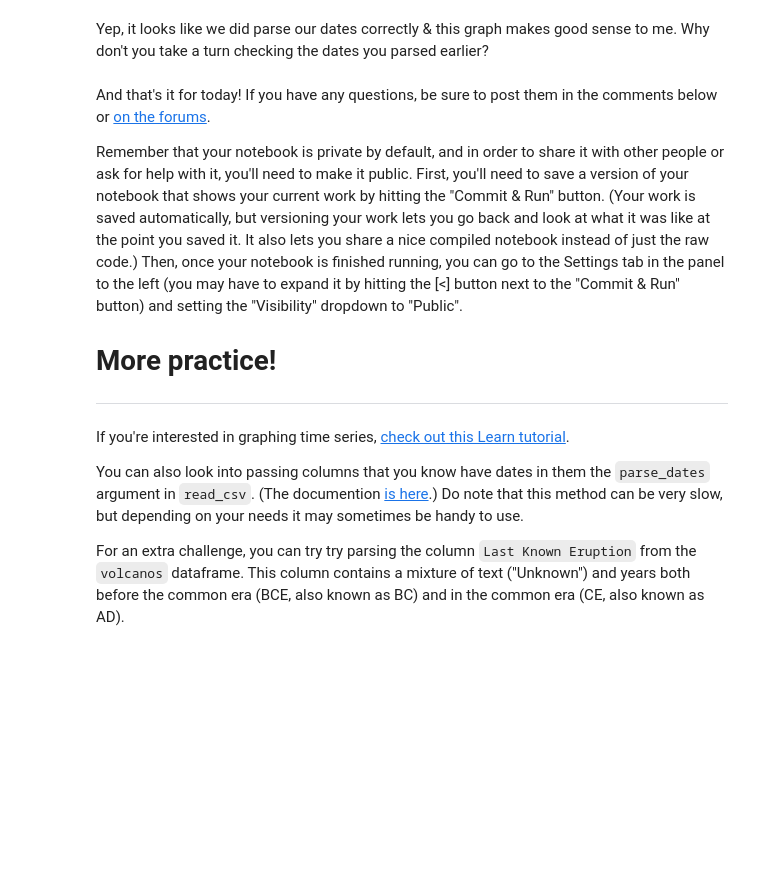
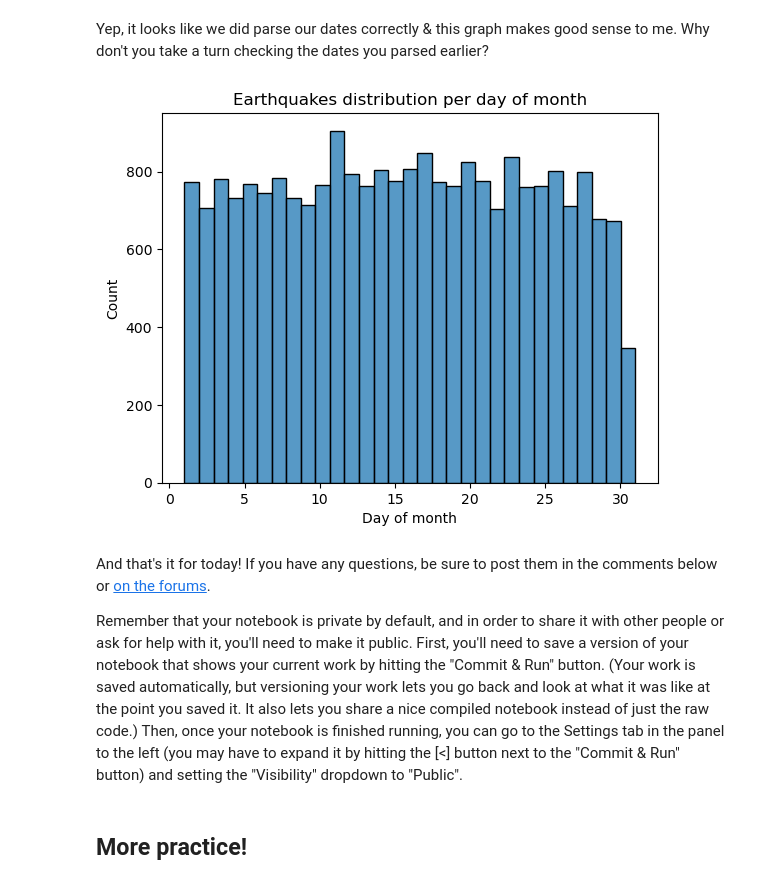
Before and after one commit to jgp-13/kaggle-data-cleaning-challenge, a Jupyter notebook: notebooks/nb3-data-cleaning-challenge-parsing-dates.ipynb, the cells around one changed output. Saved outputs shown, nothing was run; the diff lists cells and outputs as text; code cells hidden in the pictures; blank space fills up the shorter version.

Commit message:
feat: finish nb3 up to the optional practice refactor: minor changes in nb2

```diff
--- a/notebooks/nb3-data-cleaning-challenge-parsing-dates.ipynb
+++ b/notebooks/nb3-data-cleaning-challenge-parsing-dates.ipynb
@@ -103,3 +151,16 @@ ____
 # Your turn! Create a new column, date_parsed, in the earthquakes
 # dataset that has correctly parsed dates in it. (Don't forget to
 # double-check that the dtype is correct!)
+
+earthquakes['Date_parsed'] = pd.to_datetime(earthquakes['Date'],
+                                            format='mixed',
+                                            dayfirst=False,
+                                            utc=True,
+                                            #format = '%m/%d/%Y',#returns error because three entries in ISO8601 format
+                                           )
+
+# Verify that all dates were parsed successfully
+display(earthquakes['Date_parsed'].isnull().sum())
+
+# Check if all parsed dates match the original dataset
+display(earthquakes[['Date', 'Date_parsed']].sample(5))
@@ -121,2 +211,4 @@ day_of_month_landslides = landslides['date_parsed'].dt.day
 # %%
 # Your turn! get the day of the month from the date_parsed column
+day_of_month_earthquakes = earthquakes['Date_parsed'].dt.day
+day_of_month_earthquakes.isnull().sum()
@@ -138,16 +235,20 @@ Yep, it looks like we did parse our dates correctly & this graph makes good sens
 # %%
 # Your turn! Plot the days of the month from your
 # earthquake dataset and make sure they make sense.
+
+# We could remove na's but we already checked there are no null values
+# day_of_month_landslides = day_of_month_landslides.dropna()
+
+# plot the day of the month
+g=sns.histplot(day_of_month_earthquakes, kde=False, bins=31)
+g.set_xlabel('Day of month')
+g.set_title('Earthquakes distribution per day of month')
+plt.show()
+# %% [output]
+[figure, added]
 # %% [markdown]
 And that's it for today! If you have any questions, be sure to post them in the comments below or [on the forums](https://www.kaggle.com/questions-and-answers).
 
 Remember that your notebook is private by default, and in order to share it with other people or ask for help with it, you'll need to make it public. First, you'll need to save a version of your notebook that shows your current work by hitting the "Commit & Run" button. (Your work is saved automatically, but versioning your work lets you go back and look at what it was like at the point you saved it. It also lets you share a nice compiled notebook instead of just the raw code.) Then, once your notebook is finished running, you can go to the Settings tab in the panel to the left (you may have to expand it by hitting the [<] button next to the "Commit & Run" button) and setting the "Visibility" dropdown to "Public".
-
-# More practice!
-___
-
-If you're interested in graphing time series, [check out this Learn tutorial](https://www.kaggle.com/residentmario/time-series-plotting-optional).
-
-You can also look into passing columns that you know have dates in them  the `parse_dates` argument in `read_csv`. (The documention [is here](https://pandas.pydata.org/pandas-docs/stable/generated/pandas.read_csv.html).) Do note that this method can be very slow, but depending on your needs it may sometimes be handy to use.
-
-For an extra challenge, you can try try parsing the column `Last Known Eruption` from the `volcanos` dataframe. This column contains a mixture of text ("Unknown") and years both before the common era (BCE, also known as BC) and in the common era (CE, also known as AD).
+# %% [markdown]
+## More practice!
```
Also changed, not shown: parts of 25 cells of this notebook, 1 other file.
